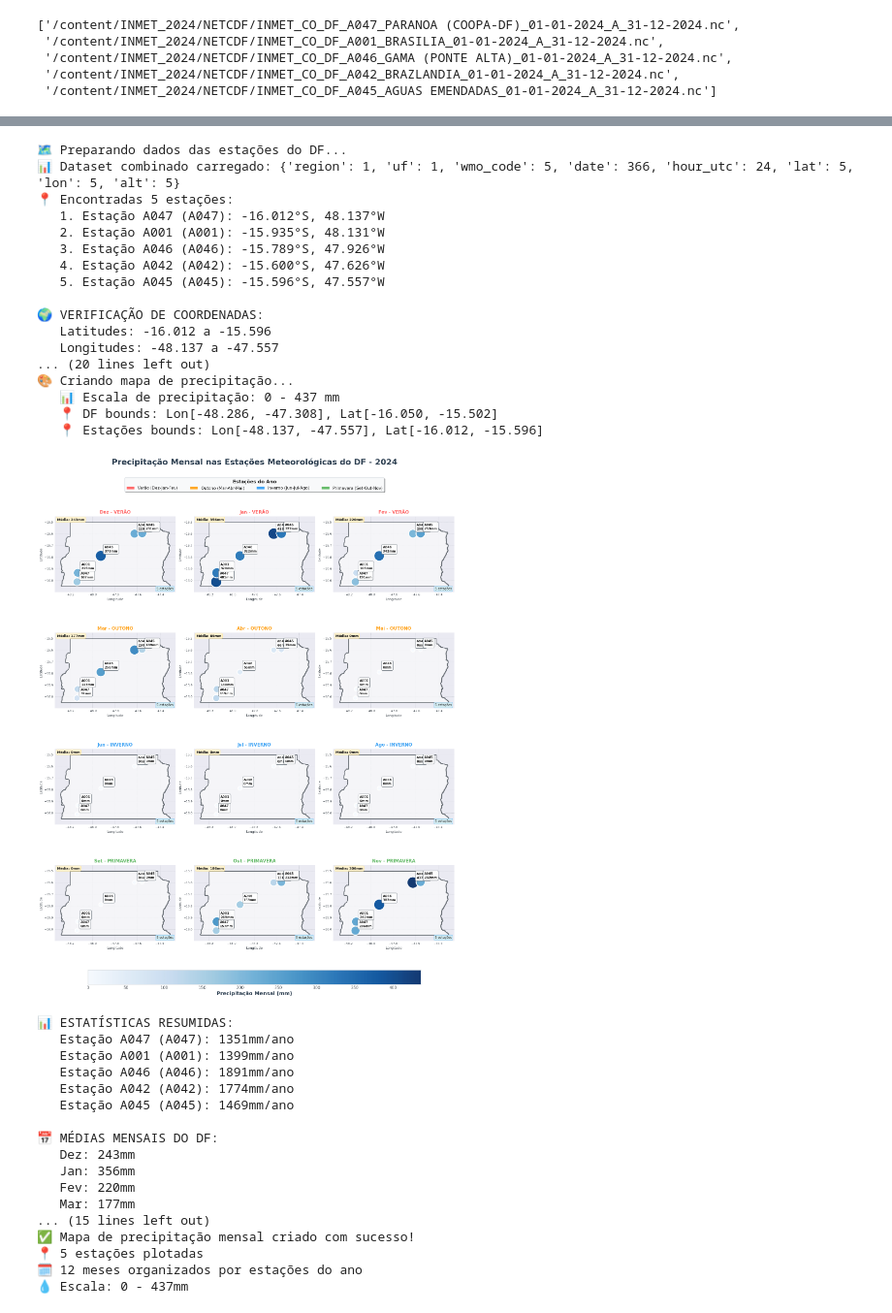
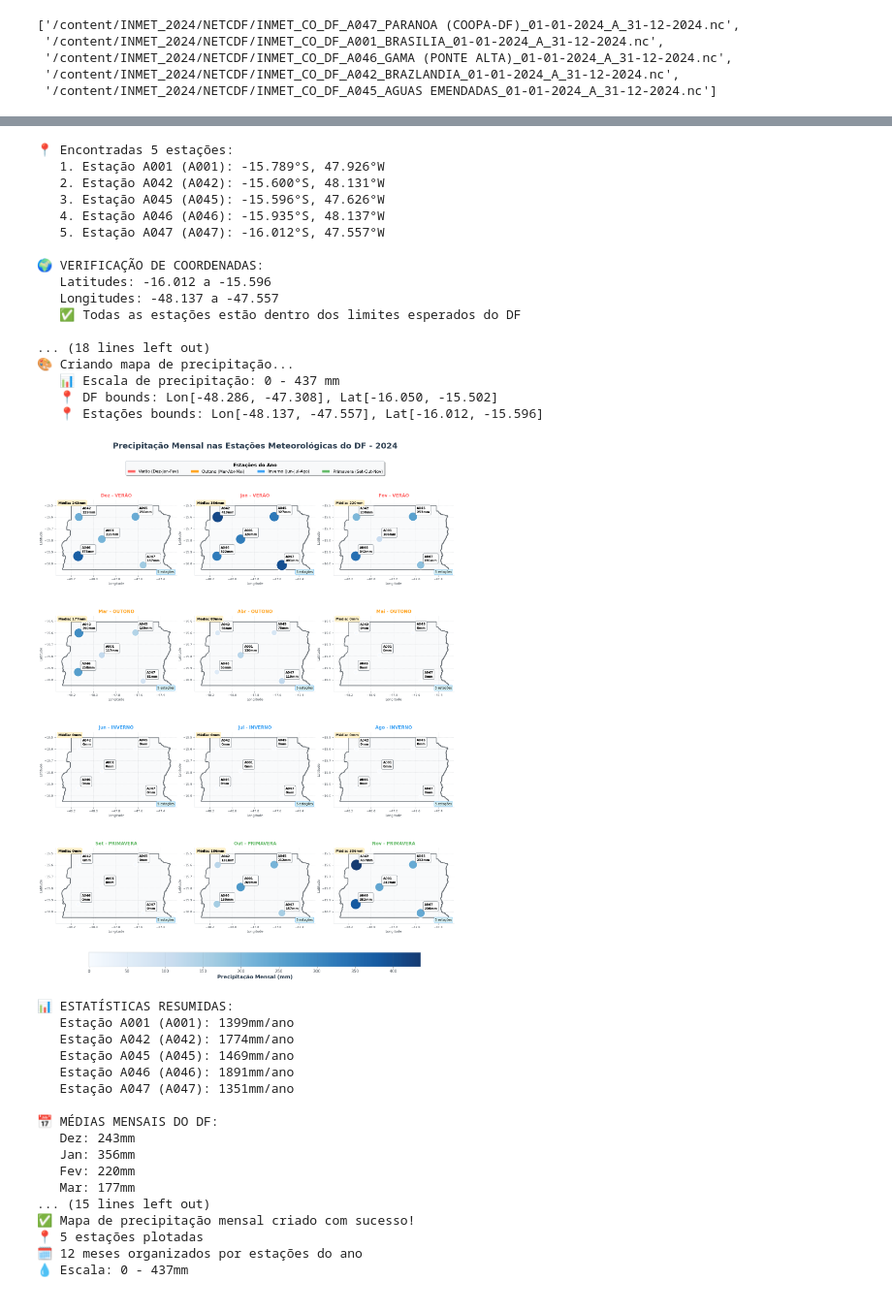
Before and after one commit to ElivaldoRocha/XISIC_2025, a Jupyter notebook: notebooks/XI_SIC_2025_PDMP.ipynb, the cells around one changed output, grey strips where cells are left out. Shown at 97% size. Drawn from its saved outputs; the diff is of its cells as text; code cells hidden in the pictures.

Commit message:
Corrige problema de georreferenciamento no mapa de precipitação - coordenadas das estações meteorológicas

```diff
--- a/notebooks/XI_SIC_2025_PDMP.ipynb
+++ b/notebooks/XI_SIC_2025_PDMP.ipynb
@@ -1956,27 +1998,6 @@ import geobr
 
 # Assumindo que você já tem o dataset carregado como 'combined_ds' ou similar
 # combined_ds = seu dataset com múltiplas estações
-
-# ===== PREPARAR DADOS DAS ESTAÇÕES =====
-print("🗺️ Preparando dados das estações do DF...")
-
-# Verificar se o dataset foi carregado corretamente
-if 'combined_ds' not in locals():
-    print("❌ Dataset 'combined_ds' não encontrado!")
-    print("💡 Carregando dataset automaticamente...")
-
-    # Tentar carregar automaticamente
-    pattern = "/content/INMET_2024/NETCDF/INMET_CO_DF_*.nc"
-    try:
-        combined_ds = xr.open_mfdataset(pattern, concat_dim='wmo_code', combine='nested')
-        print("✅ Dataset carregado automaticamente")
-    except Exception as e:
-        print(f"❌ Erro ao carregar dataset: {e}")
-        print("🔧 Por favor, carregue o dataset manualmente:")
-        print("combined_ds = xr.open_mfdataset('/content/INMET_2024/NETCDF/INMET_CO_DF_*.nc', concat_dim='wmo_code', combine='nested')")
-        raise
-
-print(f"📊 Dataset combinado carregado: {dict(combined_ds.dims)}")
 
 # Extrair coordenadas das estações
 latitudes = combined_ds.lat.values
@@ -2306,48 +2327,48 @@ for mes_num, mes_nome in zip(meses_ordem, nomes_meses):
     if len(precip_valida) > 0:
         media_mes = np.mean(precip_valida)
         print(f"   {mes_nome}: {media_mes:.0f}mm")
 
 # Identificar padrões sazonais
 estacoes_data = {
     'Verão': np.nanmean([precip_data[11, :], precip_data[0, :], precip_data[1, :]]),
     'Outono': np.nanmean([precip_data[2, :], precip_data[3, :], precip_data[4, :]]),
     'Inverno': np.nanmean([precip_data[5, :], precip_data[6, :], precip_data[7, :]]),
     'Primavera': np.nanmean([precip_data[8, :], precip_data[9, :], precip_data[10, :]])
 }
 
 print(f"\n🌡️ MÉDIAS POR ESTAÇÃO DO ANO:")
 for estacao, valor in estacoes_data.items():
     print(f"   {estacao}: {valor:.0f}mm")
 
 print(f"\n✅ Mapa de precipitação mensal criado com sucesso!")
 print(f"📍 {len(latitudes)} estações plotadas")
 print(f"🗓️ 12 meses organizados por estações do ano")
 print(f"💧 Escala: {vmin:.0f} - {vmax:.0f}mm")
 # %% [output]
-🗺️ Preparando dados das estações do DF...
-📊 Dataset combinado carregado: {'region': 1, 'uf': 1, 'wmo_code': 5, 'date': 366, 'hour_utc': 24, 'lat': 5, 'lon': 5, 'alt': 5}
 📍 Encontradas 5 estações:
-   1. Estação A047 (A047): -16.012°S, 48.137°W
-   2. Estação A001 (A001): -15.935°S, 48.131°W
-   3. Estação A046 (A046): -15.789°S, 47.926°W
-   4. Estação A042 (A042): -15.600°S, 47.626°W
-   5. Estação A045 (A045): -15.596°S, 47.557°W
+   1. Estação A001 (A001): -15.789°S, 47.926°W
+   2. Estação A042 (A042): -15.600°S, 48.131°W
+   3. Estação A045 (A045): -15.596°S, 47.626°W
+   4. Estação A046 (A046): -15.935°S, 48.137°W
+   5. Estação A047 (A047): -16.012°S, 47.557°W
 
 🌍 VERIFICAÇÃO DE COORDENADAS:
    Latitudes: -16.012 a -15.596
    Longitudes: -48.137 a -47.557
-... (20 lines left out)
+   ✅ Todas as estações estão dentro dos limites esperados do DF
+
+... (18 lines left out)
 🎨 Criando mapa de precipitação...
    📊 Escala de precipitação: 0 - 437 mm
    📍 DF bounds: Lon[-48.286, -47.308], Lat[-16.050, -15.502]
    📍 Estações bounds: Lon[-48.137, -47.557], Lat[-16.012, -15.596]
-[figure, old version]
+[figure, new version]
 📊 ESTATÍSTICAS RESUMIDAS:
-   Estação A047 (A047): 1351mm/ano
    Estação A001 (A001): 1399mm/ano
-   Estação A046 (A046): 1891mm/ano
    Estação A042 (A042): 1774mm/ano
    Estação A045 (A045): 1469mm/ano
+   Estação A046 (A046): 1891mm/ano
+   Estação A047 (A047): 1351mm/ano
 
 📅 MÉDIAS MENSAIS DO DF:
    Dez: 243mm
```
Also changed, not shown: parts of 8 cells of this notebook.
